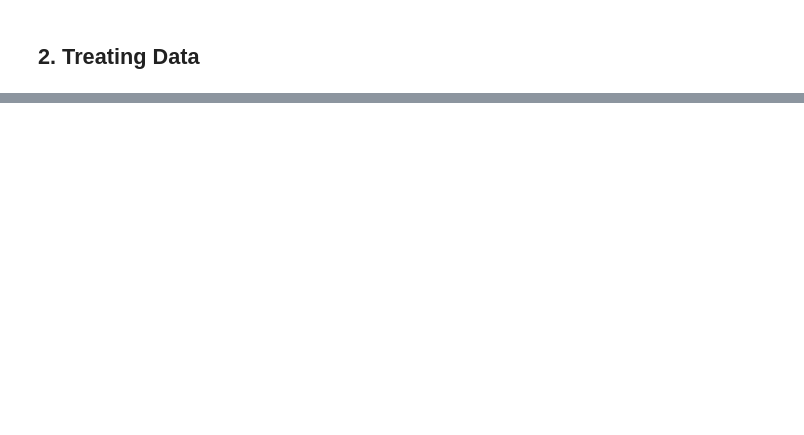
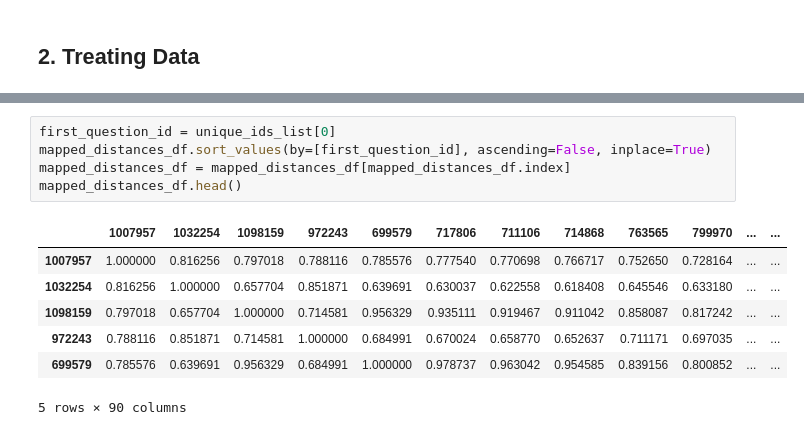
Before and after one commit to thiagolrpinho/nlp-similarity-models, a Jupyter notebook: main.ipynb, the cells around one changed output, grey strips where cells are left out. Cells and saved outputs as stored; diff of their text form; blank space fills up the shorter version.

```diff
--- a/main.ipynb
+++ b/main.ipynb
@@ -179,0 +258,13 @@ distance.jensenshannon(same_shape_probabilities[0], same_shape_probabilities[1])
+# %%
+first_question_id = unique_ids_list[0]
+mapped_distances_df.sort_values(by=[first_question_id], ascending=False, inplace=True)
+mapped_distances_df = mapped_distances_df[mapped_distances_df.index]
+mapped_distances_df.head()
+# %% [output]
+|  | 1007957 | 1032254 | 1098159 | 972243 | 699579 | 717806 | 711106 | 714868 | 763565 | 799970 | ... | ... |
+| 1007957 | 1.000000 | 0.816256 | 0.797018 | 0.788116 | 0.785576 | 0.777540 | 0.770698 | 0.766717 | 0.752650 | 0.728164 | ... | ... |
+| 1032254 | 0.816256 | 1.000000 | 0.657704 | 0.851871 | 0.639691 | 0.630037 | 0.622558 | 0.618408 | 0.645546 | 0.633180 | ... | ... |
+| 1098159 | 0.797018 | 0.657704 | 1.000000 | 0.714581 | 0.956329 | 0.935111 | 0.919467 | 0.911042 | 0.858087 | 0.817242 | ... | ... |
+| 972243 | 0.788116 | 0.851871 | 0.714581 | 1.000000 | 0.684991 | 0.670024 | 0.658770 | 0.652637 | 0.711171 | 0.697035 | ... | ... |
+| 699579 | 0.785576 | 0.639691 | 0.956329 | 0.684991 | 1.000000 | 0.978737 | 0.963042 | 0.954585 | 0.839156 | 0.800852 | ... | ... |
+5 rows × 90 columns
```
Also changed, not shown: parts of 28 cells of this notebook, 1 other file.
